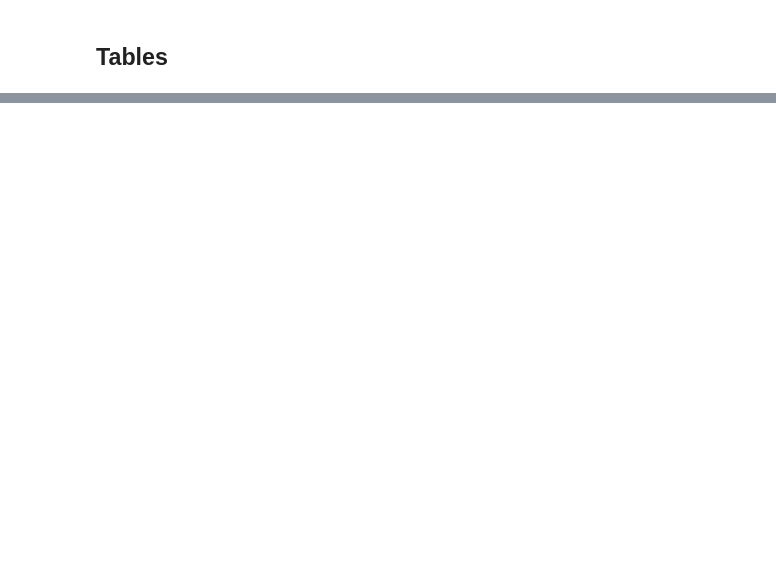
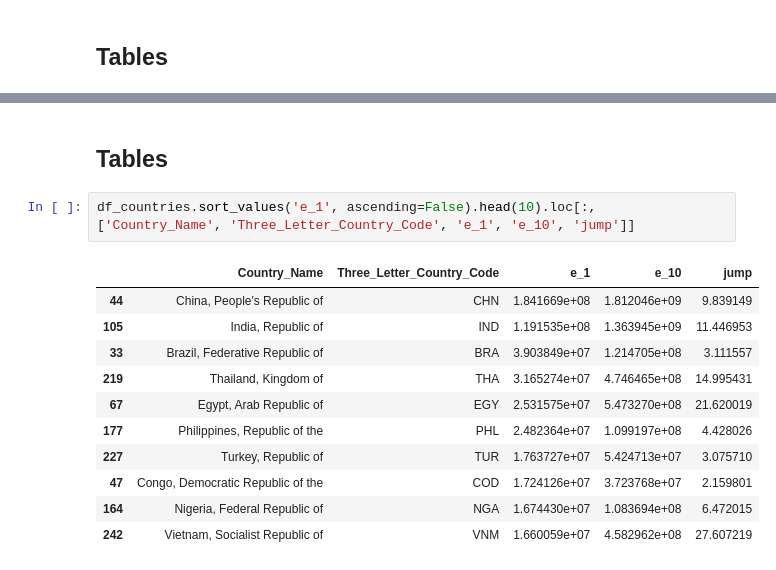
Before and after one commit to jasperroebroek/Plastic_flood, a Jupyter notebook: 04_figures.ipynb, the cells around one changed output, grey strips where cells are left out. Drawn from its saved outputs; the diff is of its cells as text; blank space fills up the shorter version.

```diff
--- a/04_figures.ipynb
+++ b/04_figures.ipynb
@@ -536,0 +614,16 @@ df_flopros.loc[:, ['ISO', 'NAME_0', 'NAME_1', 'TYPE_1', 'ENGTYPE_1'] + \
+# %% [markdown]
+## Tables
+# %%
+df_countries.sort_values('e_1', ascending=False).head(10).loc[:, ['Country_Name', 'Three_Letter_Country_Code', 'e_1', 'e_10', 'jump']]
+# %% [output]
+|  | Country_Name | Three_Letter_Country_Code | e_1 | e_10 | jump |
+| 44 | China, People's Republic of | CHN | 1.841669e+08 | 1.812046e+09 | 9.839149 |
+| 105 | India, Republic of | IND | 1.191535e+08 | 1.363945e+09 | 11.446953 |
+| 33 | Brazil, Federative Republic of | BRA | 3.903849e+07 | 1.214705e+08 | 3.111557 |
+| 219 | Thailand, Kingdom of | THA | 3.165274e+07 | 4.746465e+08 | 14.995431 |
+| 67 | Egypt, Arab Republic of | EGY | 2.531575e+07 | 5.473270e+08 | 21.620019 |
+| 177 | Philippines, Republic of the | PHL | 2.482364e+07 | 1.099197e+08 | 4.428026 |
+| 227 | Turkey, Republic of | TUR | 1.763727e+07 | 5.424713e+07 | 3.075710 |
+| 47 | Congo, Democratic Republic of the | COD | 1.724126e+07 | 3.723768e+07 | 2.159801 |
+| 164 | Nigeria, Federal Republic of | NGA | 1.674430e+07 | 1.083694e+08 | 6.472015 |
+| 242 | Vietnam, Socialist Republic of | VNM | 1.660059e+07 | 4.582962e+08 | 27.607219 |
```
Also changed, not shown: parts of 33 cells of this notebook, 3 other files.
